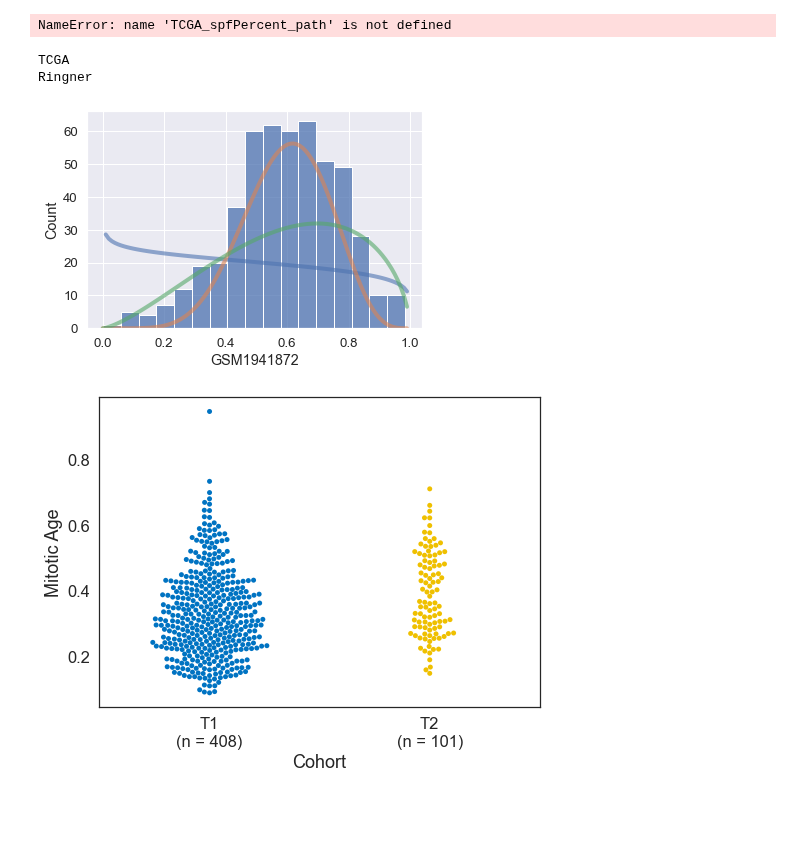
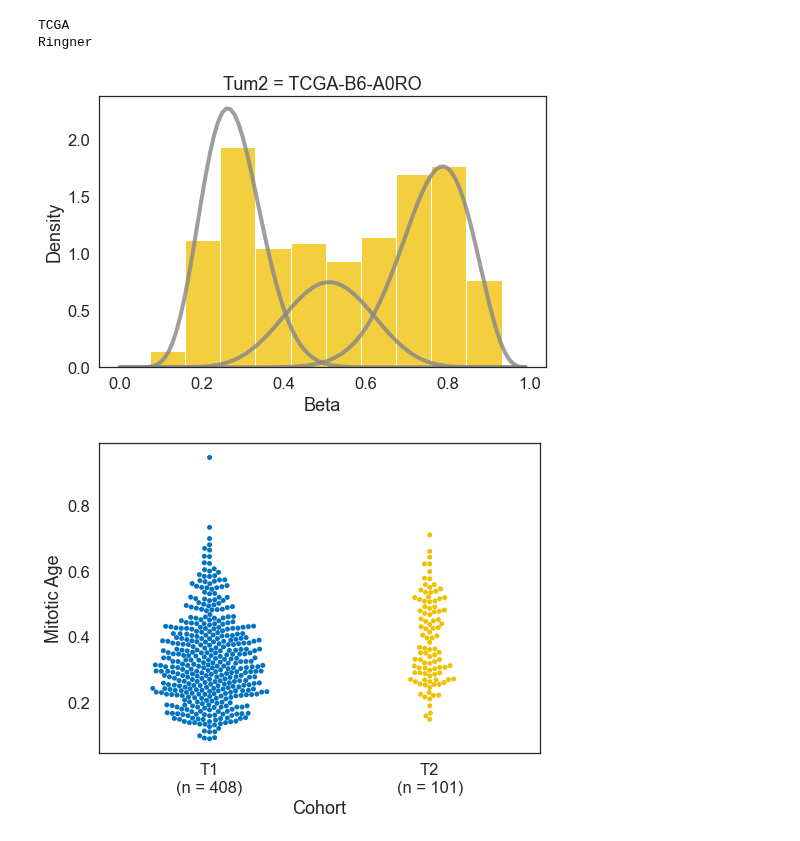
Before and after one commit to danmonyak/EpiClockInvasiveBRCA, a Jupyter notebook: Analysis/Estimate ages.ipynb, the cells around one changed output. Drawn from its saved outputs; the diff is of its cells as text; code cells hidden in the pictures; blank space fills up the shorter version.

```diff
--- a/Analysis/Estimate ages.ipynb
+++ b/Analysis/Estimate ages.ipynb
@@ -65,12 +65,6 @@ beta_peak_indir = '/Users/danielmonyak/Library/CloudStorage/Box-Box/PROJECT 0602
 # %%
 # clinical['beta_A'] = beta_values_FULL_balanced_CpGs.apply(lambda col:col[init_hypometh_sites[col.name]].mean(), 0)
 # clinical['beta_B'] = beta_values_FULL_balanced_CpGs.apply(lambda col:col[init_hypermeth_sites[col.name]].mean(), 0)
-
-clinical['TCGA']['spfPercent'] = np.loadtxt(TCGA_spfPercent_path, dtype=float)
-for dataset in dataset_list:
-    clinical[dataset]['growth_rate'] = clinical[dataset]['spfPercent'] / 3
-# %% [output]
-NameError: name 'TCGA_spfPercent_path' is not defined
 # %%
 for dataset in dataset_list:
     print(dataset)
@@ -104,19 +98,44 @@ for dataset in dataset_list:
 TCGA
 Ringner
 # %%
-fig, ax = plt.subplots(figsize=(6, 4))
+from scipy.stats import beta
 
-samp = 'GSM1941872'
-sns.histplot(ax=ax, x=beta_values_FULL_balanced_CpGs[samp])
+fig, ax = plt.subplots(figsize=(8, 5))
+
+samp = 'TCGA-B6-A0RO'
+beta_values_balancedSites_TCGA = pd.read_table(os.path.join(TCGA_clinical_dir, 'cohort1.methyl.balancedSites.tsv'),
+                      index_col=0).rename(columns=sampleToPatientID)
+
+sns.histplot(ax=ax, x=beta_values_balancedSites_TCGA[samp], color=consts['palette_jco'][1], stat='density')
+ax.set_title(f'Tum2 = {samp}')
+ax.set_xlabel('Beta')
+
+# delete this
+i = 0
+frac_list = [0.41, 0.2, 0.39]
+
 for model in ['V1', 'V2', 'V3']:
-            a = alpha.loc[samp, model]
-            d = delta.loc[samp, model]
+    alpha = pd.read_table(os.path.join(beta_peak_indir,
+                                             'TCGA',
+                                           'readable_tables',
+                                           'alpha.txt'), sep=' ').rename(index=sampleToPatientID)
+    delta = pd.read_table(os.path.join(beta_peak_indir,
+                                             'TCGA',
+                                           'readable_tables',
+                                           'delta.txt'), sep=' ').rename(index=sampleToPatientID)
+    a = alpha.loc[samp, model]
+    d = delta.loc[samp, model]
 
-            x = np.linspace(0, 0.99, 100)
-            ax.plot(x, beta.pdf(x, a, d) * 20,
-                    lw=4, alpha=0.6)
+    x = np.linspace(0, 0.99, 100)
+    ax.plot(x, beta.pdf(x, a, d) * frac_list[i],
+            lw=4, alpha=0.8, color=consts['palette_jco'][2])
+
+    # delete this
+    i += 1
+
+fig.savefig(os.path.join(figure_outdir, 'example_peak_decomp.pdf'), format='pdf', pad_inches=0.1)
 # %% [output]
-[figure, old version]
+[figure, new version]
 # %%
 fig, ax = plt.subplots(1, 1, figsize=(7, 5))
 text_fontsize = 18
```
Also changed, not shown: parts of 25 cells of this notebook, 2 other files.
